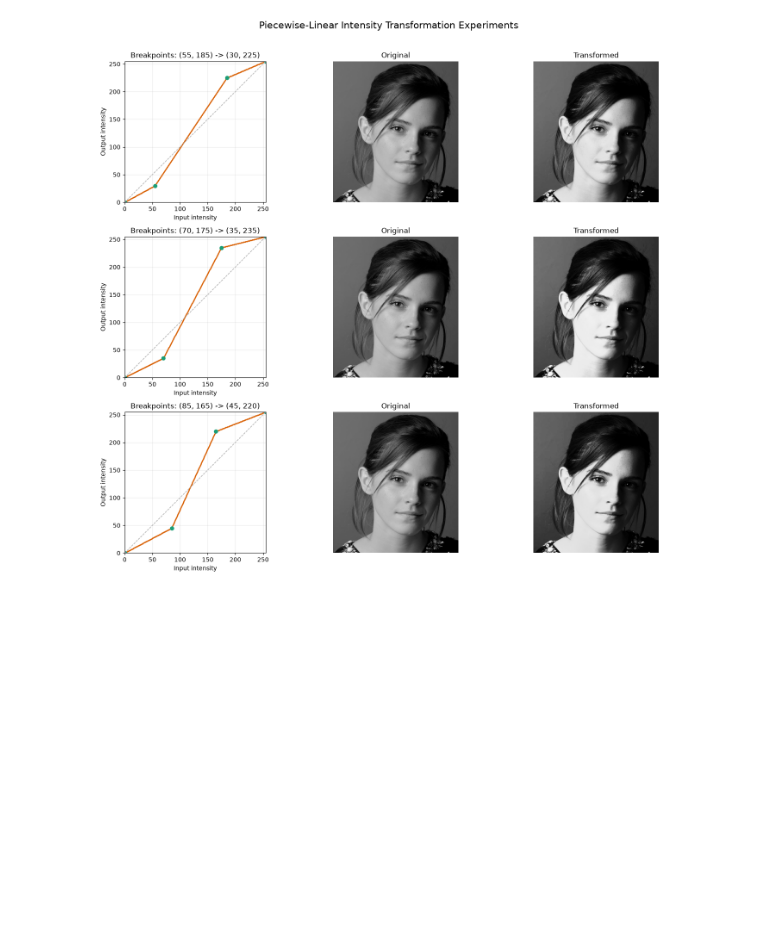
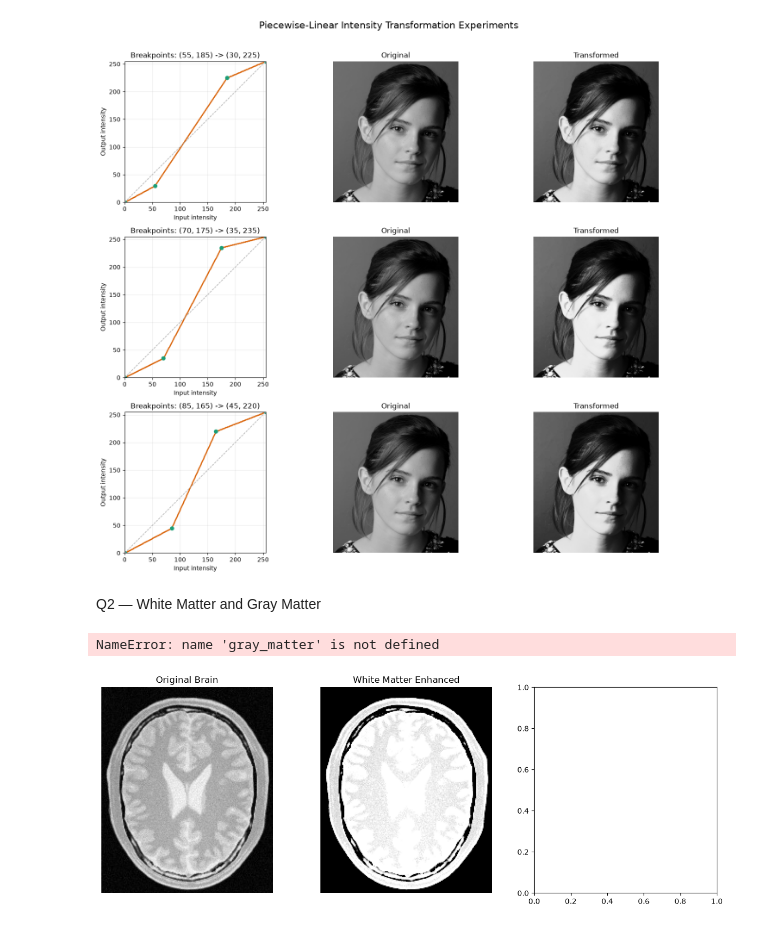
Before and after one commit to gunasekaraks/-Intensity-Transformations-and-Neighborhood-Filtering, a Jupyter notebook: Untitled-1.ipynb, the cells around one changed output. Cells and saved outputs as stored; diff of their text form; code cells hidden in the pictures; blank space fills up the shorter version.

Commit message:
White Matter and Gray Matter

```diff
--- a/Untitled-1.ipynb
+++ b/Untitled-1.ipynb
@@ -155,3 +155,13 @@ plt.tight_layout(rect=(0, 0, 1, 0.98))
 plt.show()
 # %% [output]
 [figure]
+# %% [markdown]
+Q2 — White Matter and Gray Matter
+# %%
+brain = cv2.imread("images/q2.jpeg", cv2.IMREAD_GRAYSCALE)
+
+
+
+if brain is None:
+
+    raise FileNotFoundError("Could not find images/q2.jpeg")
@@ -157,0 +203,22 @@ plt.show()
+# %%
+plt.figure(figsize=(15, 5))
+
+plt.subplot(1, 3, 1)
+plt.imshow(brain, cmap="gray")
+plt.title("Original Brain")
+plt.axis("off")
+
+plt.subplot(1, 3, 2)
+plt.imshow(white_matter, cmap="gray")
+plt.title("White Matter Enhanced")
+plt.axis("off")
+
+plt.subplot(1, 3, 3)
+plt.imshow(gray_matter, cmap="gray")
+plt.title("Gray Matter Enhanced")
+plt.axis("off")
+
+plt.show()
+# %% [output]
+NameError: name 'gray_matter' is not defined
+[figure, added]
```
Also changed, not shown: parts of 1 cell of this notebook, 18 other files.
